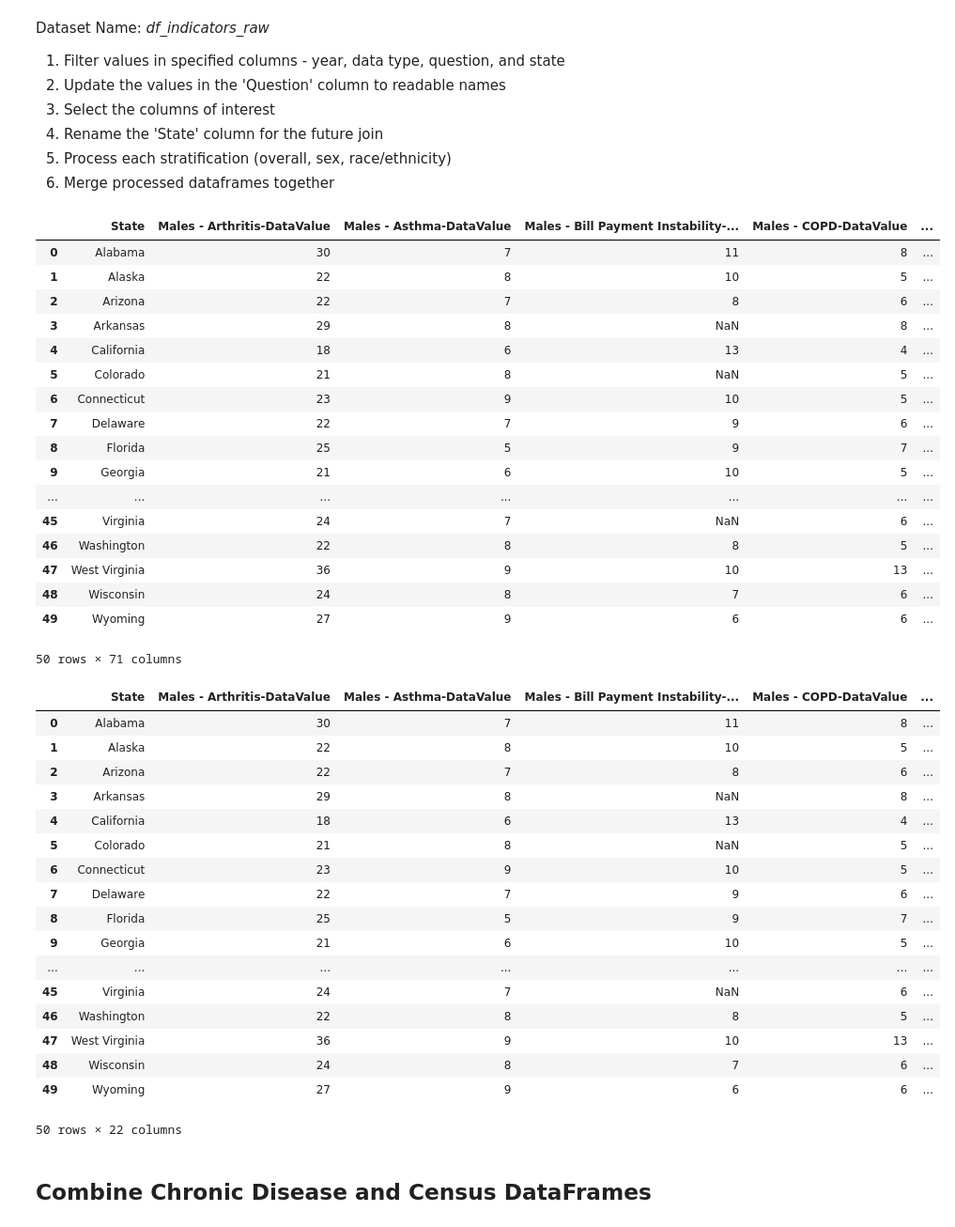
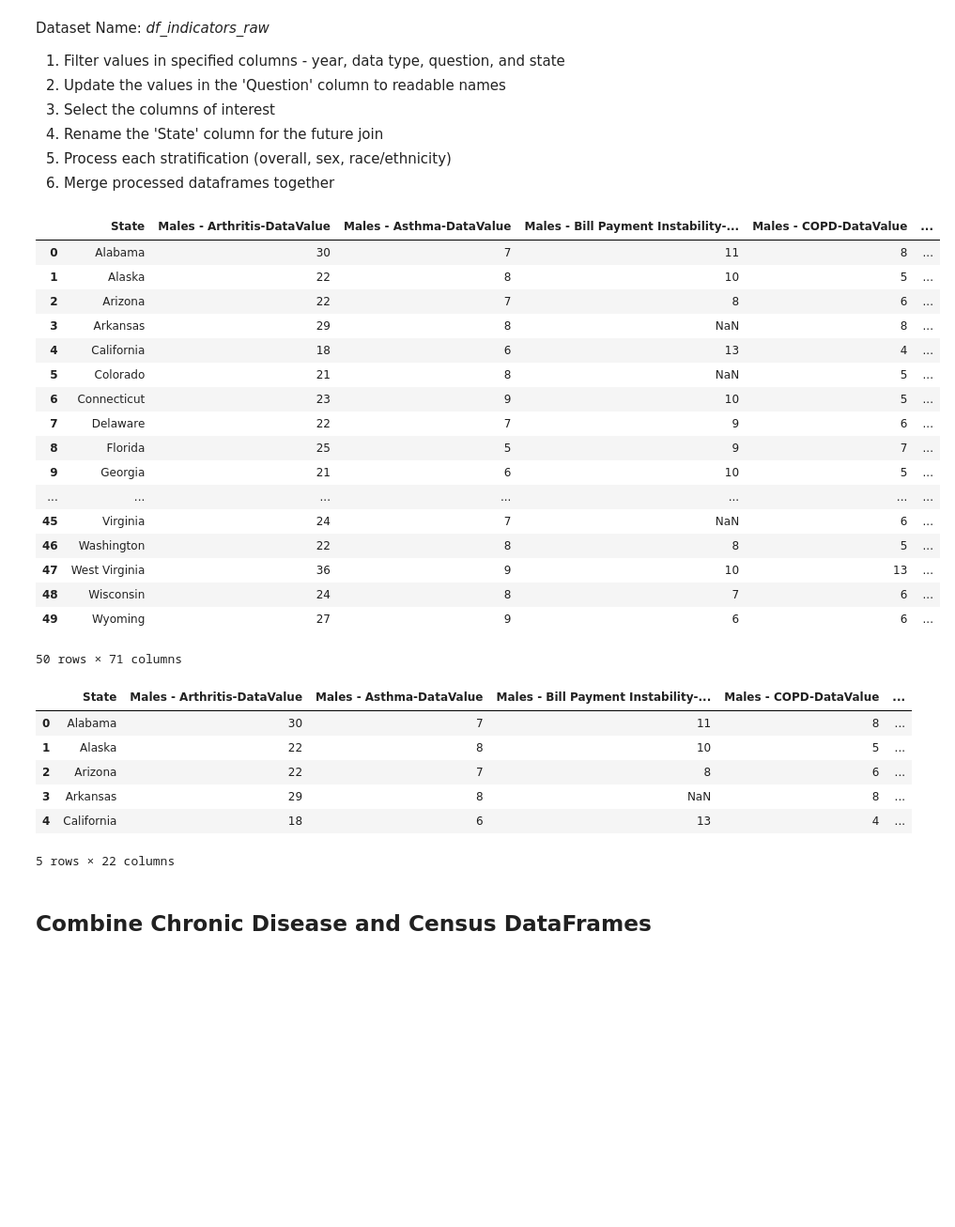
Before and after one commit to duhoang920/siads_593_milestone_1, a Jupyter notebook: main.ipynb, the cells around one changed output. Shown at 94% size. Saved outputs shown, nothing was run; the diff lists cells and outputs as text; code cells hidden in the pictures; blank space fills up the shorter version.

```diff
--- a/main.ipynb
+++ b/main.ipynb
@@ -245,46 +245,35 @@ display(df_chronic1)
 
 cols_to_drop_race = ["White", "Black", "Hispanic", "Hawaiian or Pacific Islander",
                        "American Indian or Alaska Native", "Multiracial", "Asian", "ConfidenceLimit"
                     ]
 df_chronic_final = drop_columns(df_chronic1, cols_to_drop_race)
-display(df_chronic_final)
+display(df_chronic_final.head())
 # %% [output]
 |  | State | Males - Arthritis-DataValue | Males - Asthma-DataValue | Males - Bill Payment Instability-... | Males - COPD-DataValue | ... |
 | 0 | Alabama | 30 | 7 | 11 | 8 | ... |
 | 1 | Alaska | 22 | 8 | 10 | 5 | ... |
 | 2 | Arizona | 22 | 7 | 8 | 6 | ... |
 | 3 | Arkansas | 29 | 8 | NaN | 8 | ... |
 | 4 | California | 18 | 6 | 13 | 4 | ... |
 | 5 | Colorado | 21 | 8 | NaN | 5 | ... |
 | 6 | Connecticut | 23 | 9 | 10 | 5 | ... |
 | 7 | Delaware | 22 | 7 | 9 | 6 | ... |
 | 8 | Florida | 25 | 5 | 9 | 7 | ... |
 | 9 | Georgia | 21 | 6 | 10 | 5 | ... |
 | ... | ... | ... | ... | ... | ... | ... |
 | 45 | Virginia | 24 | 7 | NaN | 6 | ... |
 | 46 | Washington | 22 | 8 | 8 | 5 | ... |
 | 47 | West Virginia | 36 | 9 | 10 | 13 | ... |
 | 48 | Wisconsin | 24 | 8 | 7 | 6 | ... |
 | 49 | Wyoming | 27 | 9 | 6 | 6 | ... |
 50 rows × 71 columns
 |  | State | Males - Arthritis-DataValue | Males - Asthma-DataValue | Males - Bill Payment Instability-... | Males - COPD-DataValue | ... |
 | 0 | Alabama | 30 | 7 | 11 | 8 | ... |
 | 1 | Alaska | 22 | 8 | 10 | 5 | ... |
 | 2 | Arizona | 22 | 7 | 8 | 6 | ... |
 | 3 | Arkansas | 29 | 8 | NaN | 8 | ... |
 | 4 | California | 18 | 6 | 13 | 4 | ... |
-| 5 | Colorado | 21 | 8 | NaN | 5 | ... |
-| 6 | Connecticut | 23 | 9 | 10 | 5 | ... |
-| 7 | Delaware | 22 | 7 | 9 | 6 | ... |
-| 8 | Florida | 25 | 5 | 9 | 7 | ... |
-| 9 | Georgia | 21 | 6 | 10 | 5 | ... |
-| ... | ... | ... | ... | ... | ... | ... |
-| 45 | Virginia | 24 | 7 | NaN | 6 | ... |
-| 46 | Washington | 22 | 8 | 8 | 5 | ... |
-| 47 | West Virginia | 36 | 9 | 10 | 13 | ... |
-| 48 | Wisconsin | 24 | 8 | 7 | 6 | ... |
-| 49 | Wyoming | 27 | 9 | 6 | 6 | ... |
-50 rows × 22 columns
+5 rows × 22 columns
 # %% [markdown]
 ## Combine Chronic Disease and Census DataFrames
 # %%
```
Also changed, not shown: parts of 9 cells of this notebook, 1 other file.
